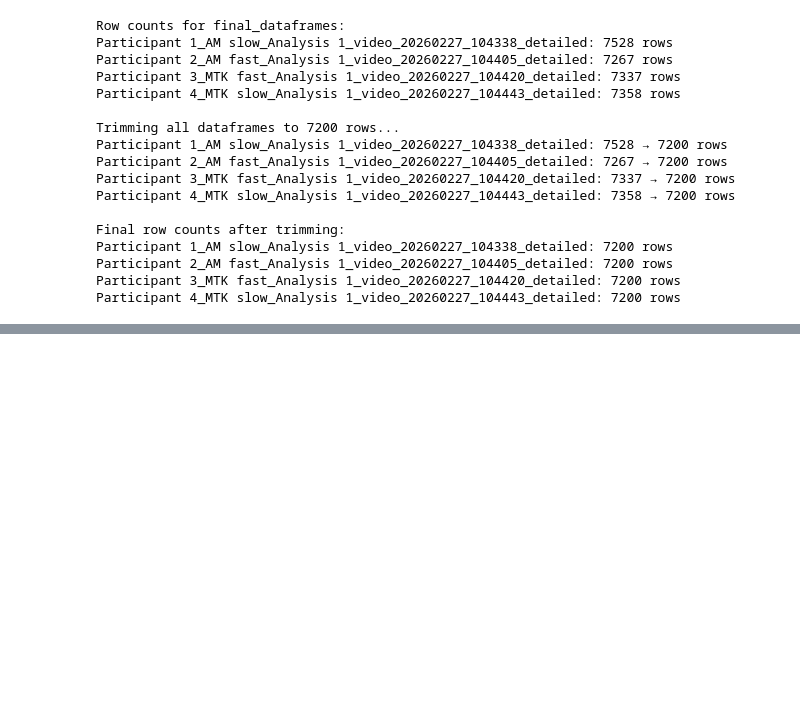
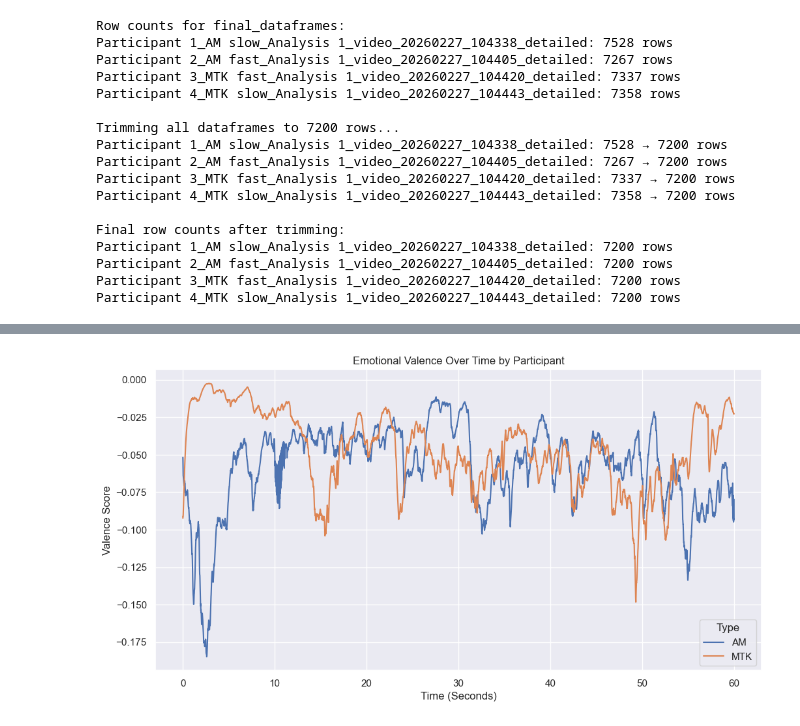
Before and after one commit to talha-0/Dot-tracking, a Jupyter notebook: analysis.ipynb, the cells around one changed output, grey strips where cells are left out. Drawn from its saved outputs; the diff is of its cells as text; code cells hidden in the pictures; blank space fills up the shorter version.

```diff
--- a/analysis.ipynb
+++ b/analysis.ipynb
@@ -432,0 +476,29 @@ Participant 4_MTK slow_Analysis 1_video_20260227_104443_detailed: 7200 rows
+# %%
+cols_to_interpolate = ['Heart Rate', 'Breathing Rate']
+
+for col in cols_to_interpolate:
+    master_df[col] = master_df.groupby('Participant')[col].transform(
+        lambda group: group.interpolate(method='linear', limit_direction='both')
+    )
+# %%
+import numpy as np
+import seaborn as sns
+import matplotlib.pyplot as plt
+
+sns.set_theme(style="darkgrid")
+
+# Plot Valence (Positivity/Negativity) over time, separated by Type (AM vs MTK)
+plt.figure(figsize=(12, 6))
+sns.lineplot(
+    data=master_df,
+    x='Time_Seconds',
+    y='Valence',
+    hue='Type',
+    errorbar=None  # Turn off confidence intervals for a cleaner line if desired
+)
+plt.title('Emotional Valence Over Time by Participant')
+plt.xlabel('Time (Seconds)')
+plt.ylabel('Valence Score')
+plt.show()
+# %% [output]
+[figure, added]
```
Also changed, not shown: parts of 12 cells of this notebook.
